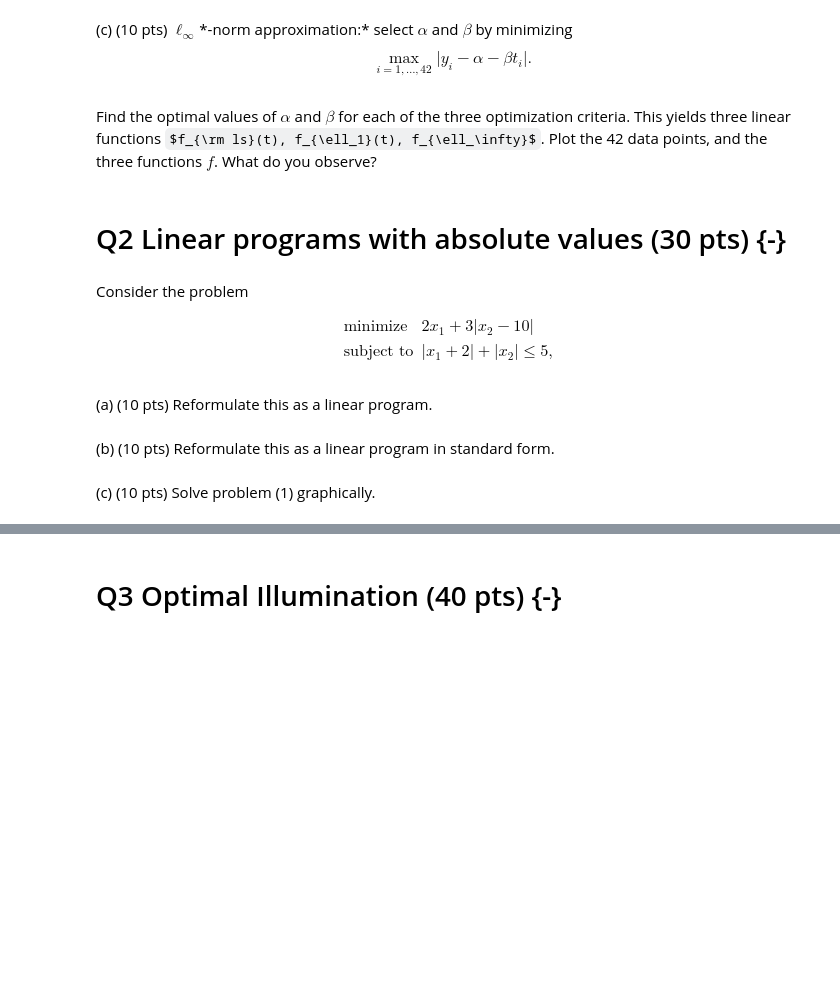
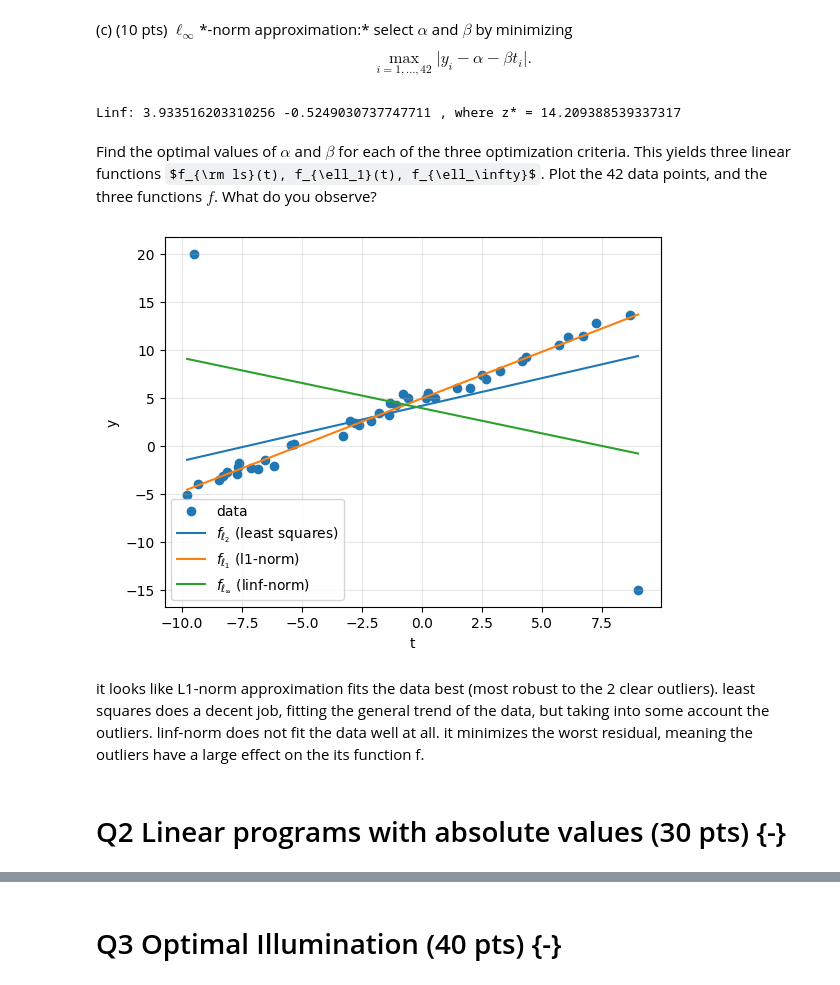
Before and after one commit to andygcui/orf307_pset4, a Jupyter notebook: Homework 4.ipynb, the cells around one changed output, grey strips where cells are left out. Drawn from its saved outputs; the diff is of its cells as text; code cells hidden in the pictures; some formulas as TeX source; blank space fills up the shorter version.

```diff
--- a/Homework 4.ipynb
+++ b/Homework 4.ipynb
@@ -75,21 +75,58 @@ print("L1  :", alpha_l1, beta_l1)
 # %% [markdown]
 (c) (10 pts) $\ell_\infty$*-norm approximation:* select $\alpha$ and $\beta$ by minimizing $$ \max_{i=1,\dots,42} \lvert y_i - \alpha - \beta t_i \rvert.$$
+# %%
+c = np.array([0.0, 0.0, 1.0])  # we want to minimize c[2] = z
+A = []
+b = []
+
+for i in range(n):
+    row1 = np.array([-1.0, -t[i], -1.0])
+    A.append(row1)
+    b.append(-y[i])
+
+    row2 = np.array([1.0, t[i], -1.0])
+    A.append(row2)
+    b.append(y[i])
+
+A = np.array(A)
+b = np.array(b)
+
+bounds = [(None, None), (None, None), (0.0, None)]
+
+res_linf = linprog(c, A_ub=A, b_ub=b, bounds=bounds, method="highs")
+alpha_linf, beta_linf, z_star = res_linf.x
+print("Linf:", alpha_linf, beta_linf, ", where z* =", z_star)
+# %% [output]
+Linf: 3.933516203310256 -0.5249030737747711 , where z* = 14.209388539337317
 # %% [markdown]
 Find the optimal values of $\alpha$ and $\beta$ for each of the three optimization criteria. This yields three linear functions $f_{\rm ls}(t), f_{\ell_1}(t), f_{\ell_\infty}$. Plot the 42 data points, and the three functions $f$. What do you observe?
+# %%
+import numpy as np
+import matplotlib.pyplot as plt
+
+idx = np.argsort(t)
+ts = t[idx]
+ys = y[idx]
+
+f_l2   = alpha_ls   + beta_ls   * ts
+f_l1   = alpha_l1   + beta_l1   * ts
+f_linf = alpha_linf + beta_linf * ts
+
+plt.figure()
+plt.scatter(t, y, marker='o', label='data')
+
+plt.plot(ts, f_l2,   label=r'$f_{\ell_2}$ (least squares)')
+plt.plot(ts, f_l1,   label=r'$f_{\ell_1}$ (l1-norm)')
+plt.plot(ts, f_linf, label=r'$f_{\ell_\infty}$ (linf-norm)')
+
+plt.xlabel('t')
+plt.ylabel('y')
+plt.legend()
+plt.grid(True, alpha=0.3)
+plt.show()
+# %% [output]
+[figure, added]
+# %% [markdown]
+it looks like L1-norm approximation fits the data best (most robust to the 2 clear outliers). least squares does a decent job, fitting the general trend of the data, but taking into some account the outliers. linf-norm does not fit the data well at all. it minimizes the worst residual, meaning the outliers have a large effect on the its function f.
 # %% [markdown]
 # Q2 Linear programs with absolute values (30 pts) {-}
-# %% [markdown]
-Consider the problem
-
-$$
-\begin{array}{ll}\tag{1}
-\mbox{minimize} &2x_1 + 3 \lvert x_2 - 10 \rvert\\
-\text{subject to} &\lvert x_1 + 2 \rvert + \lvert x_2 \rvert \le 5,
-\end{array}
-$$
-# %% [markdown]
-(a) (10 pts) Reformulate this as a linear program.
-# %% [markdown]
-(b) (10 pts) Reformulate this as a linear program in standard form.
-# %% [markdown]
-(c) (10 pts) Solve problem (1) graphically.
```
Also changed, not shown: parts of 3 cells of this notebook.
